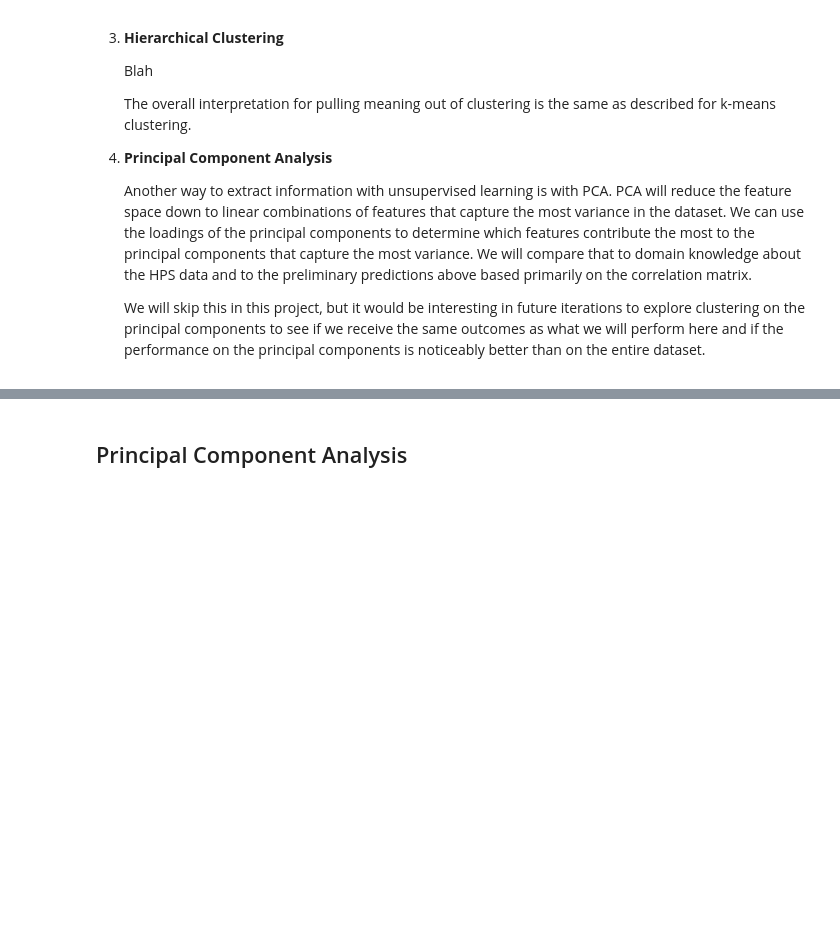
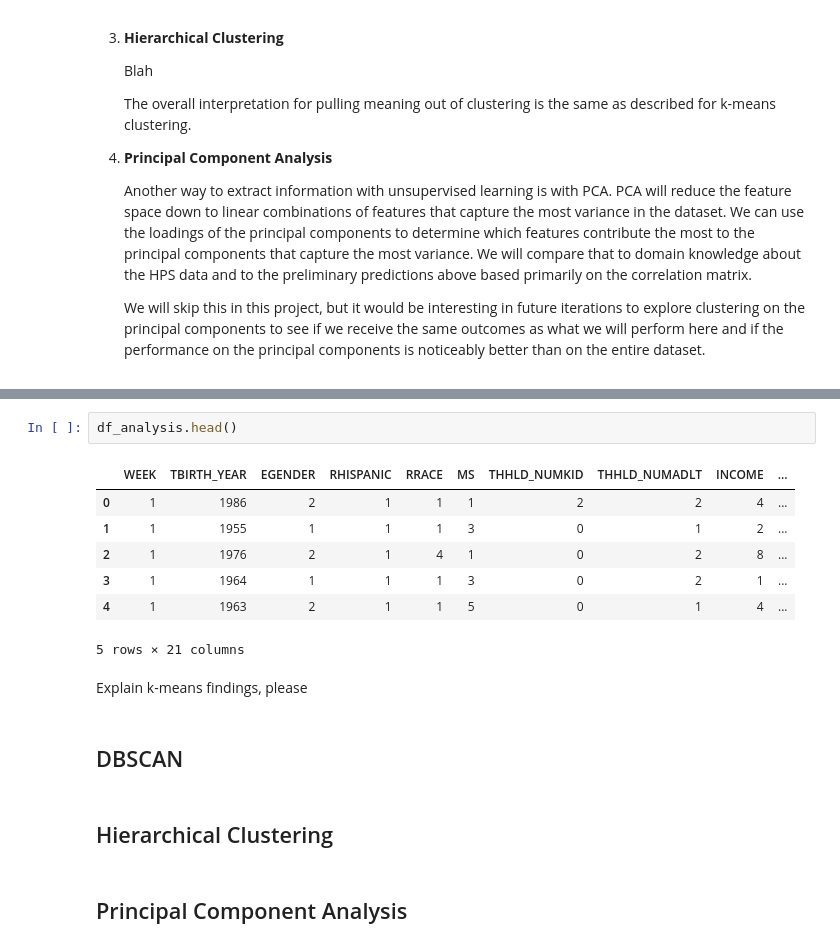
Before and after one commit to jhleakakos/msds-unsupervised-learning-final, a Jupyter notebook: even_more_surveys.ipynb, the cells around one changed output, grey strips where cells are left out. Saved outputs shown, nothing was run; the diff lists cells and outputs as text; blank space fills up the shorter version.

Commit message:
add k-means modeling code

```diff
--- a/even_more_surveys.ipynb
+++ b/even_more_surveys.ipynb
@@ -1049,3 +1200,19 @@ That said, k-means clustering is intuitive and easy to follow, so it is a good f
+# %%
+df_analysis.head()
+# %% [output]
+|  | WEEK | TBIRTH_YEAR | EGENDER | RHISPANIC | RRACE | MS | THHLD_NUMKID | THHLD_NUMADLT | INCOME | ... |
+| 0 | 1 | 1986 | 2 | 1 | 1 | 1 | 2 | 2 | 4 | ... |
+| 1 | 1 | 1955 | 1 | 1 | 1 | 3 | 0 | 1 | 2 | ... |
+| 2 | 1 | 1976 | 2 | 1 | 4 | 1 | 0 | 2 | 8 | ... |
+| 3 | 1 | 1964 | 1 | 1 | 1 | 3 | 0 | 2 | 1 | ... |
+| 4 | 1 | 1963 | 2 | 1 | 1 | 5 | 0 | 1 | 4 | ... |
+5 rows × 21 columns
+# %% [markdown]
+Explain k-means findings, please
+# %% [markdown]
+## DBSCAN
+# %% [markdown]
+## Hierarchical Clustering
 # %% [markdown]
 ## Principal Component Analysis
 # %% [markdown]
```
Also changed, not shown: parts of 10 cells of this notebook.
